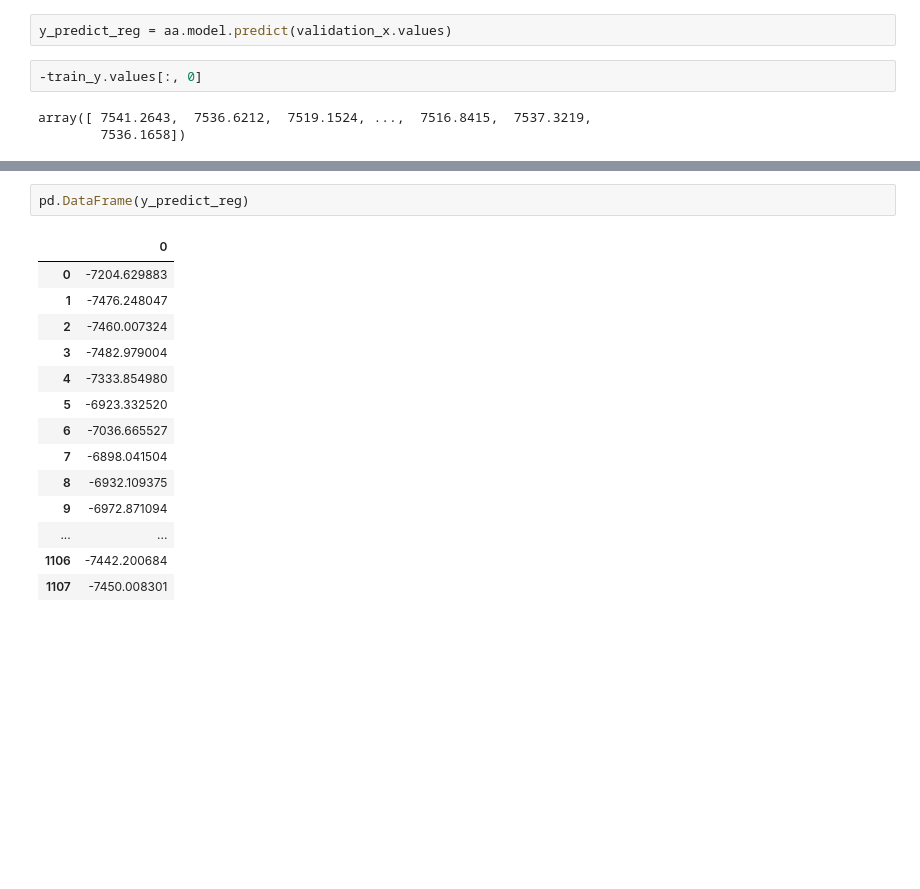
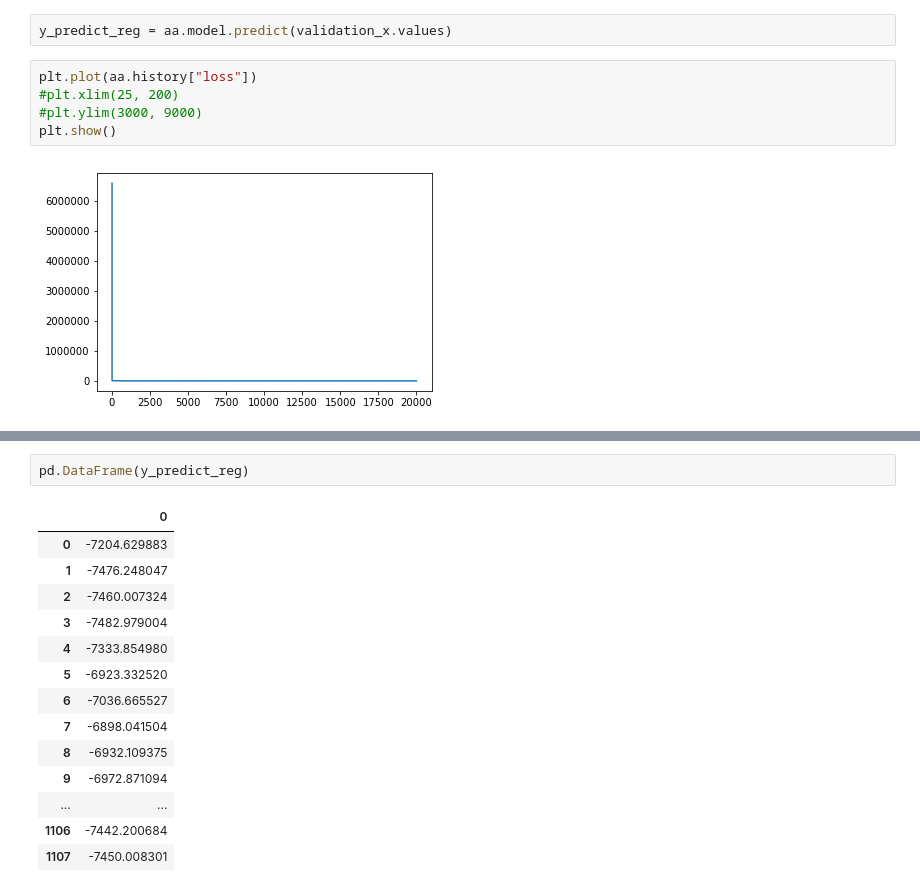
Before and after one commit to JeehunPark/DS, a Jupyter notebook: Python/Wifi/Wifi_locale.ipynb, the cells around one changed output, grey strips where cells are left out. Drawn from its saved outputs; the diff is of its cells as text; blank space fills up the shorter version.

```diff
--- a/Python/Wifi/Wifi_locale.ipynb
+++ b/Python/Wifi/Wifi_locale.ipynb
@@ -444,10 +463,12 @@ ValueError: Error when checking input: expected dense_250_input to have shape (N
 # %%
 y_predict_reg = aa.model.predict(validation_x.values)
-# %%
--train_y.values[:, 0]
-# %% [output]
-array([ 7541.2643,  7536.6212,  7519.1524, ...,  7516.8415,  7537.3219,
-        7536.1658])
+# %%
+plt.plot(aa.history["loss"])
+#plt.xlim(25, 200)
+#plt.ylim(3000, 9000)
+plt.show()
+# %% [output]
+[figure, added]
 # %%
 y_predict_reg
 # %% [output]
```
Also changed, not shown: parts of 17 cells of this notebook.
